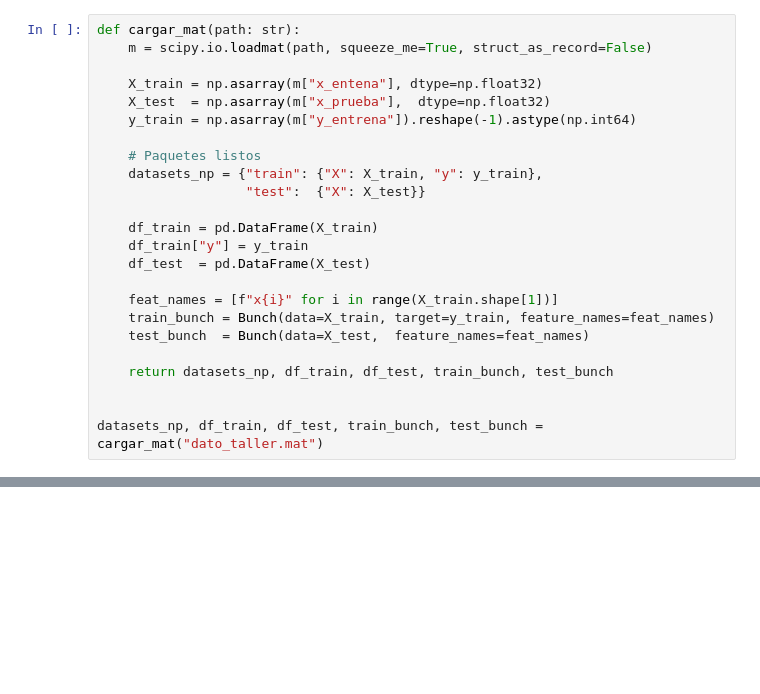
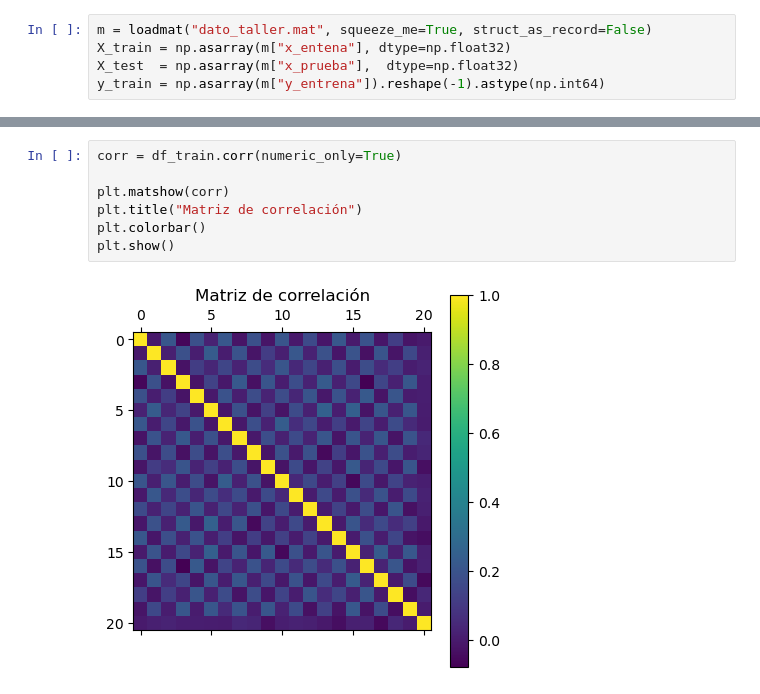
Before and after one commit to criss201x/hierarchical_Clustering_for_Dummies, a Jupyter notebook: unified_clustering_techniques.ipynb, the cells around one changed output, grey strips where cells are left out. Drawn from its saved outputs; the diff is of its cells as text; blank space fills up the shorter version.

```diff
--- a/unified_clustering_techniques.ipynb
+++ b/unified_clustering_techniques.ipynb
@@ -12,25 +13,6 @@ import scipy
 # %%
-def cargar_mat(path: str):
-    m = scipy.io.loadmat(path, squeeze_me=True, struct_as_record=False)
-
-    X_train = np.asarray(m["x_entena"], dtype=np.float32)
-    X_test  = np.asarray(m["x_prueba"],  dtype=np.float32)
-    y_train = np.asarray(m["y_entrena"]).reshape(-1).astype(np.int64)
-
-    # Paquetes listos
-    datasets_np = {"train": {"X": X_train, "y": y_train},
-                   "test":  {"X": X_test}}
-
-    df_train = pd.DataFrame(X_train)
-    df_train["y"] = y_train
-    df_test  = pd.DataFrame(X_test)
-
-    feat_names = [f"x{i}" for i in range(X_train.shape[1])]
-    train_bunch = Bunch(data=X_train, target=y_train, feature_names=feat_names)
-    test_bunch  = Bunch(data=X_test,  feature_names=feat_names)
-
-    return datasets_np, df_train, df_test, train_bunch, test_bunch
-
-
-datasets_np, df_train, df_test, train_bunch, test_bunch = cargar_mat("dato_taller.mat")
+m = loadmat("dato_taller.mat", squeeze_me=True, struct_as_record=False)
+X_train = np.asarray(m["x_entena"], dtype=np.float32)
+X_test  = np.asarray(m["x_prueba"],  dtype=np.float32)
+y_train = np.asarray(m["y_entrena"]).reshape(-1).astype(np.int64)
 # %%
@@ -75,0 +68,9 @@ memory usage: 781.4 KB
+# %%
+corr = df_train.corr(numeric_only=True)
+
+plt.matshow(corr)
+plt.title("Matriz de correlación")
+plt.colorbar()
+plt.show()
+# %% [output]
+[figure, added]
```
Also changed, not shown: parts of 10 cells of this notebook, 2 other files.
